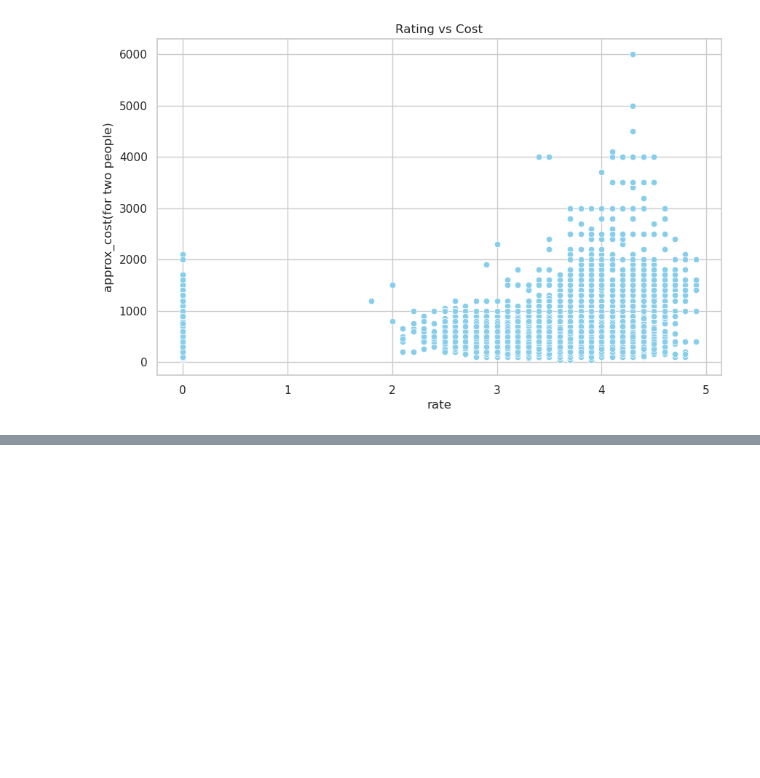
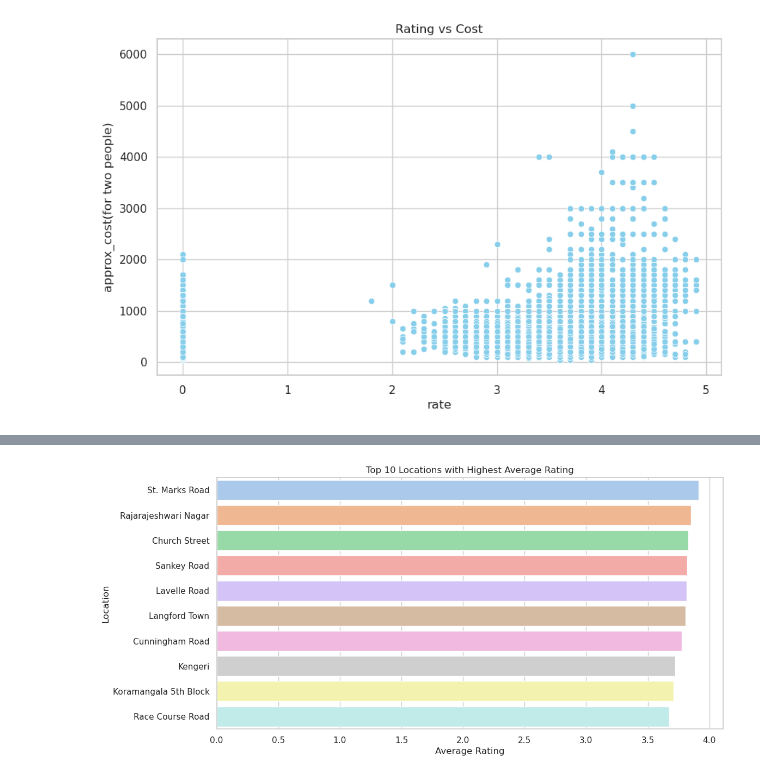
Before and after one commit to raj-rajat/Zomato-, a Jupyter notebook: zomato-new.ipynb, the cells around one changed output, grey strips where cells are left out. Drawn from its saved outputs; the diff is of its cells as text; code cells hidden in the pictures; blank space fills up the shorter version.

```diff
--- a/zomato-new.ipynb
+++ b/zomato-new.ipynb
@@ -331,0 +361,13 @@ plt.show()
+# %%
+# Get the top 10 locations with the highest average rating
+top_rating_locations = location_analysis.sort_values('average_rating', ascending=False).head(10)
+
+# Plot the data
+plt.figure(figsize=(12, 6))
+sns.barplot(x='average_rating', y='location', data=top_rating_locations, palette='pastel')
+plt.title('Top 10 Locations with Highest Average Rating')
+plt.xlabel('Average Rating')
+plt.ylabel('Location')
+plt.show()
+# %% [output]
+[figure, added]
```
Also changed, not shown: parts of 3 cells of this notebook.
